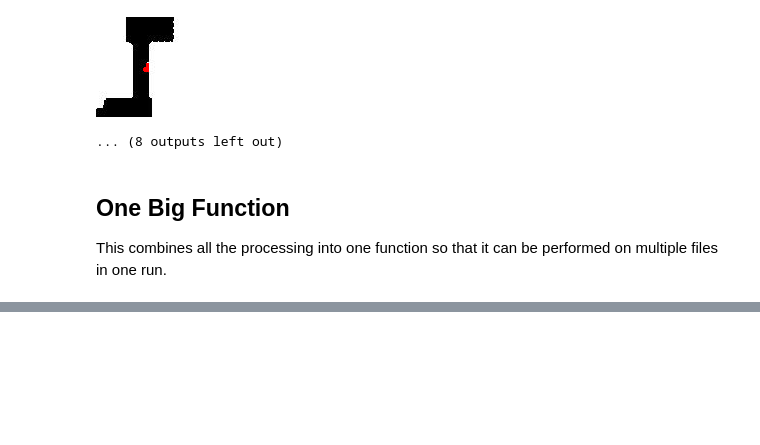
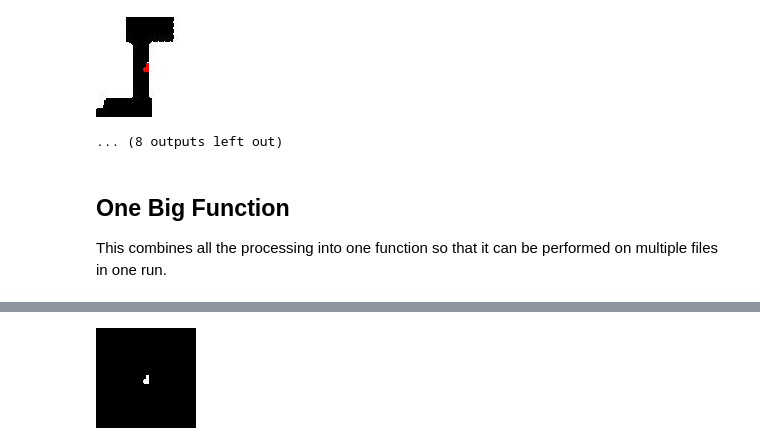
Before and after one commit to DevakMurali/VisualMLGroup2, a Jupyter notebook: Image_Processing.ipynb, the cells around one changed output, grey strips where cells are left out. Saved outputs shown, nothing was run; the diff lists cells and outputs as text; code cells hidden in the pictures; blank space fills up the shorter version.

```diff
--- a/Image_Processing.ipynb
+++ b/Image_Processing.ipynb
@@ -271,0 +361,93 @@ for image in context_defects:
+# %%
+def extract_contours_again(template, defective, labelfile,\
+                     padding_width = 50, \
+                     padding_height = 50, \
+                     far_enough_threshold = 25, \
+                     image_width = 100, \
+                     image_height = 100):
+
+  PADDING_WIDTH = padding_width
+  PADDING_HEIGHT = padding_height
+  FAR_ENOUGH_THRESHOLD = far_enough_threshold;
+  IMAGE_WIDTH = image_width
+  IMAGE_HEIGHT = image_height
+
+  im = cv.imread(template)
+  im2 = cv.imread(defective)
+
+  sub = cv.bitwise_xor(im, im2)
+
+  sub_expanded = cv.copyMakeBorder(sub, PADDING_HEIGHT, PADDING_HEIGHT, PADDING_WIDTH, PADDING_WIDTH, cv.BORDER_CONSTANT, value=0)
+
+  sub_filter = cv.morphologyEx(sub_expanded, cv.MORPH_OPEN, np.ones((3, 3)))
+
+  _, sub_thresh = cv.threshold(sub_filter, 127, 255, cv.THRESH_BINARY)
+
+  ref = cv.copyMakeBorder(im, PADDING_HEIGHT, PADDING_HEIGHT, PADDING_WIDTH, PADDING_WIDTH, cv.BORDER_CONSTANT, value=(255, 255, 255))
+  all_contours = cv.morphologyEx(sub_filter, cv.MORPH_ERODE, np.ones((9, 9)))
+  fresh_black = all_contours.copy()
+  fresh_ref = ref.copy()
+
+  imgray = cv.cvtColor(sub_thresh, cv.COLOR_BGR2GRAY)
+  ret, thresh = cv.threshold(imgray, 127, 255, 0)
+
+  contours, hierarchy = cv.findContours(imgray, cv.RETR_TREE, cv.CHAIN_APPROX_SIMPLE)
+
+  defect_list = []
+
+  file = open(labelfile, "r")
+  label_lines = file.readlines()
+  labels = [x.split(" ")[4] for x in label_lines]
+  boxes = [x.split(" ")[0:4] for x in label_lines]
+
+  defects = [(x, label, []) for x, label in enumerate(labels)]
+
+  for idx, contour in enumerate(contours):
+    moment = cv.moments(contour)
+
+    center_x = moment["m10"] / moment["m00"]
+    center_y = moment["m01"] / moment["m00"]
+
+    for box_idx, box in enumerate(boxes):
+      if center_x >= int(box[0]) + PADDING_WIDTH and center_x <= int(box[2]) + PADDING_WIDTH \
+           and center_y >= int(box[1]) + PADDING_HEIGHT and center_y <= int(box[3]) + PADDING_HEIGHT:
+        defects[box_idx][2].append(idx)
+
+  ml_defects = []
+  context_defects = []
+
+  for defect_idx, defect in enumerate(defects):
+    ml_image = fresh_black.copy()
+    context_image = fresh_ref.copy()
+
+    for idx in defect[2]:
+      cv.drawContours(ml_image, contours, idx, (255, 255, 255), -1)
+      cv.drawContours(context_image, contours, idx, (0, 0, 255), -1)
+
+    box = boxes[defect_idx]
+
+    x_center = (int(box[2]) + int(box[0])) / 2 + PADDING_WIDTH
+    y_center = (int(box[3]) + int(box[1])) / 2 + PADDING_HEIGHT
+
+    l_side_x = int(x_center - IMAGE_WIDTH / 2)
+    r_side_x = int(x_center + IMAGE_WIDTH / 2)
+    top_side_y = int(y_center - IMAGE_HEIGHT / 2)
+    bottom_side_y = int(y_center + IMAGE_HEIGHT / 2)
+
+    ml_defects.append((ml_image[top_side_y:bottom_side_y, l_side_x:r_side_x], labels[defect_idx]))
+    context_defects.append((context_image[top_side_y:bottom_side_y, l_side_x:r_side_x], labels[defect_idx]))
+
+  return ml_defects, context_defects
+
+ml_defects, context_defects = extract_contours_again(\
+        '/content/drive/MyDrive/ENEE439D Project/00041000_temp.jpg', \
+        '/content/drive/MyDrive/ENEE439D Project/00041000_test.jpg', \
+        '/content/drive/MyDrive/ENEE439D Project/00041000.txt')
+
+for defect in ml_defects:
+  print(defect[1])
+  cv2_imshow(defect[0])
+for defect in context_defects:
+  print(defect[1])
+  cv2_imshow(defect[0])
+# %% [output]
@@ -271,0 +455 @@ for image in context_defects:
+[figure, added]
```
Also changed, not shown: parts of 5 cells of this notebook.
